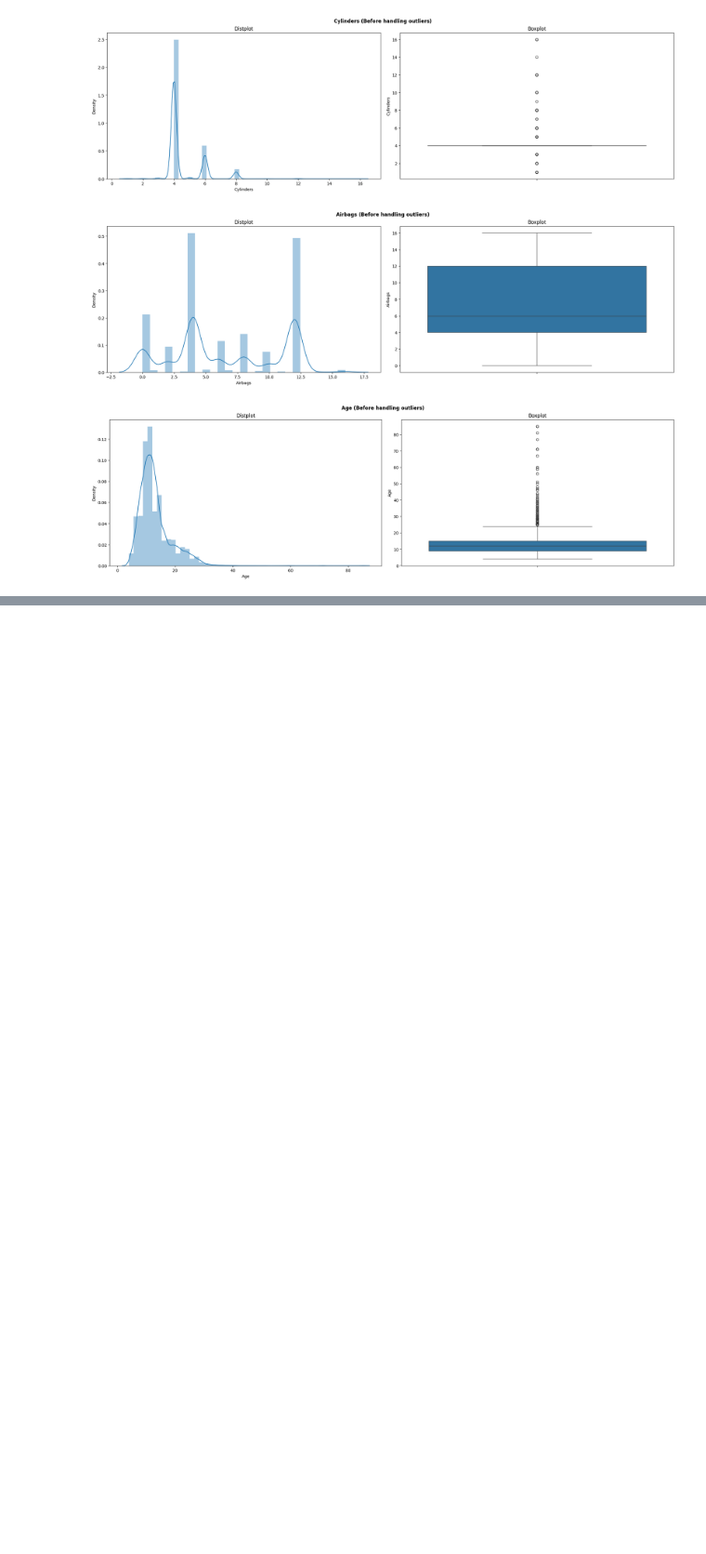
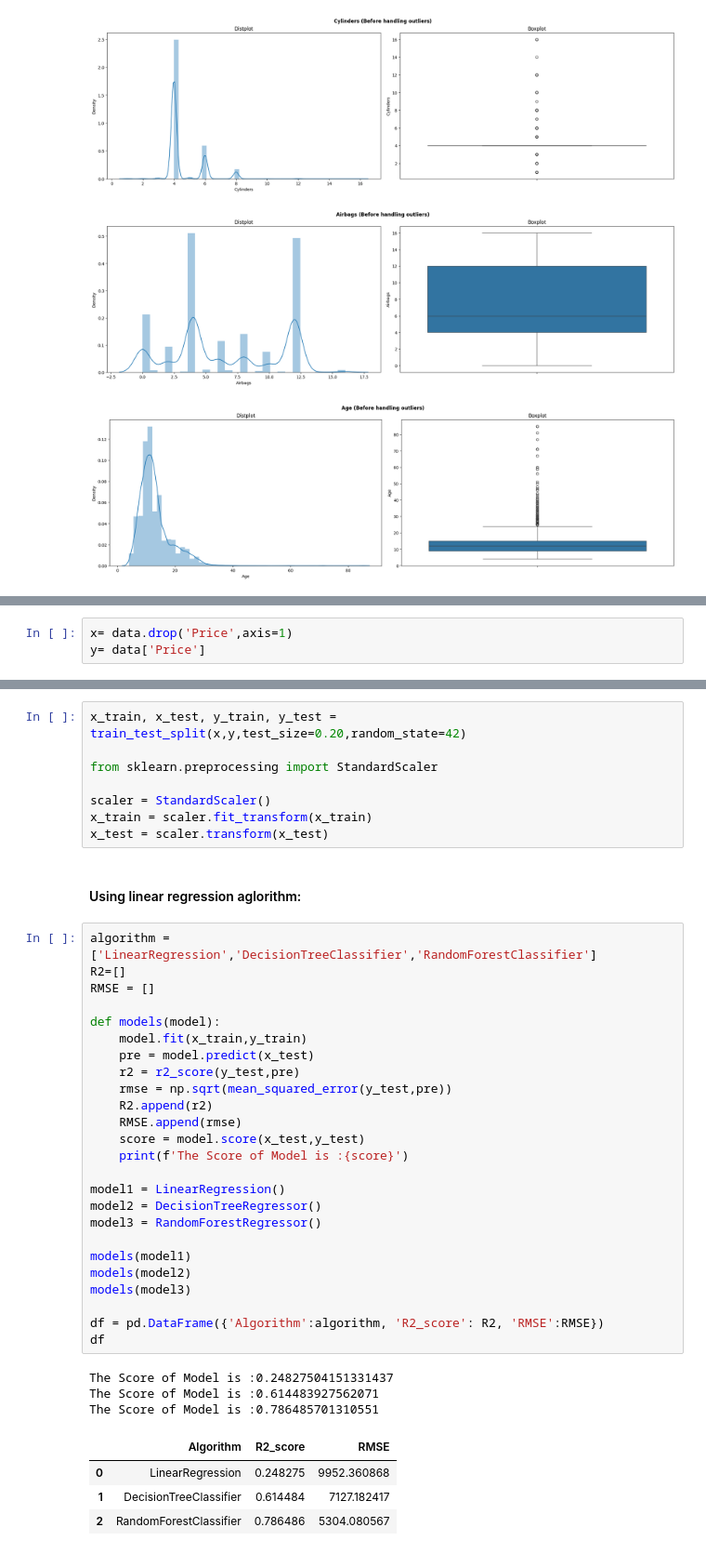
Before and after one commit to saif-gitreps/Car-price-prediction-model, a Jupyter notebook: main.ipynb, the cells around one changed output, grey strips where cells are left out. Shown at 93% size. Drawn from its saved outputs; the diff is of its cells as text; blank space fills up the shorter version.

```diff
--- a/main.ipynb
+++ b/main.ipynb
@@ -388,0 +488,3 @@ Total Outliers in Age are :18082---95.55%
+# %%
+x= data.drop('Price',axis=1)
+y= data['Price']
@@ -388,0 +493,43 @@ Total Outliers in Age are :18082---95.55%
+# %%
+x_train, x_test, y_train, y_test = train_test_split(x,y,test_size=0.20,random_state=42)
+
+from sklearn.preprocessing import StandardScaler
+
+scaler = StandardScaler()
+x_train = scaler.fit_transform(x_train)
+x_test = scaler.transform(x_test)
+# %% [markdown]
+#### Using linear regression aglorithm:
+# %%
+algorithm = ['LinearRegression','DecisionTreeClassifier','RandomForestClassifier']
+R2=[]
+RMSE = []
+
+def models(model):
+    model.fit(x_train,y_train)
+    pre = model.predict(x_test)
+    r2 = r2_score(y_test,pre)
+    rmse = np.sqrt(mean_squared_error(y_test,pre))
+    R2.append(r2)
+    RMSE.append(rmse)
+    score = model.score(x_test,y_test)
+    print(f'The Score of Model is :{score}')
+
+model1 = LinearRegression()
+model2 = DecisionTreeRegressor()
+model3 = RandomForestRegressor()
+
+models(model1)
+models(model2)
+models(model3)
+
+df = pd.DataFrame({'Algorithm':algorithm, 'R2_score': R2, 'RMSE':RMSE})
+df
+# %% [output]
+The Score of Model is :0.24827504151331437
+The Score of Model is :0.614483927562071
+The Score of Model is :0.786485701310551
+|  | Algorithm | R2_score | RMSE |
+| 0 | LinearRegression | 0.248275 | 9952.360868 |
+| 1 | DecisionTreeClassifier | 0.614484 | 7127.182417 |
+| 2 | RandomForestClassifier | 0.786486 | 5304.080567 |
```
Also changed, not shown: parts of 23 cells of this notebook.
